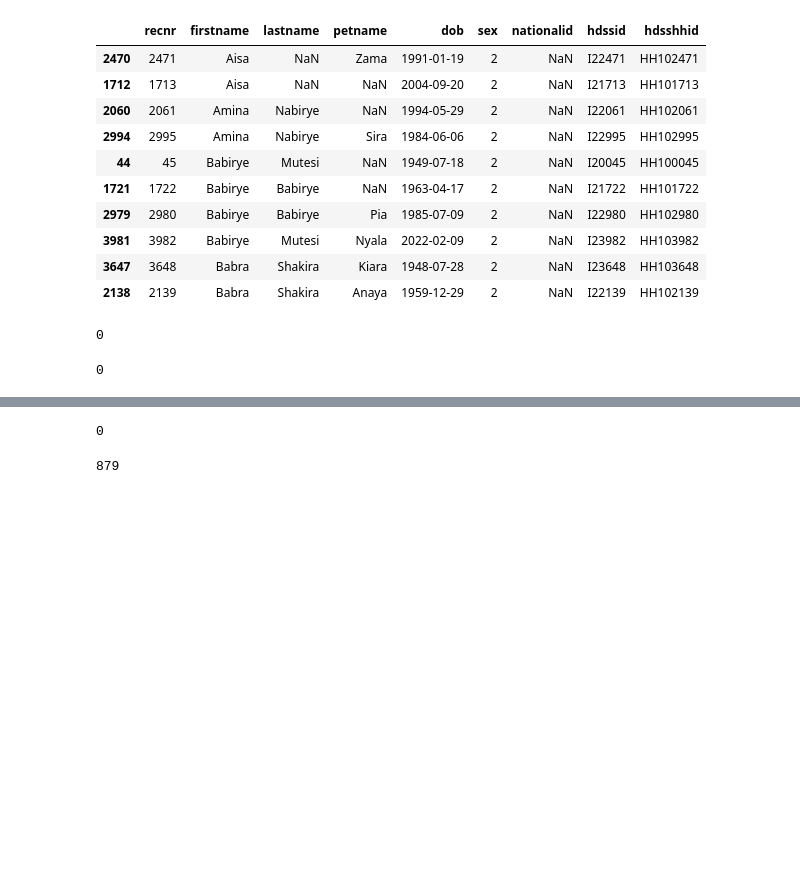
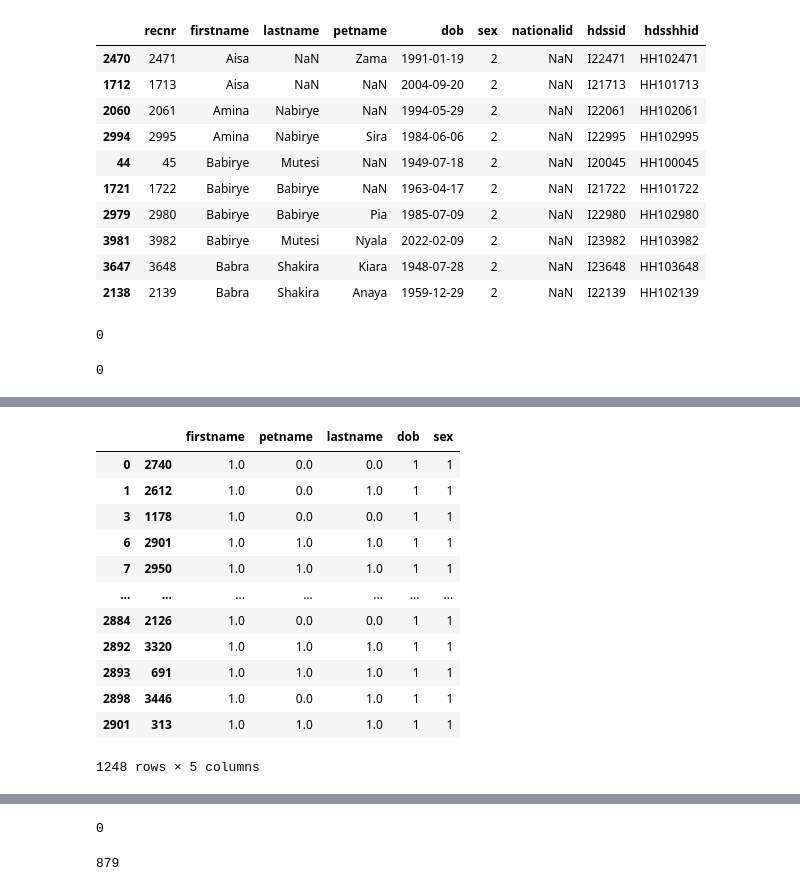
Before and after one commit to Guylord/Record-Linkage-tool-APHRC-DSE-Inspire-Hackathon-2024-, a Jupyter notebook: APHRC_DSE_Insprire_Hackathon_2024.ipynb, the cells around one changed output, grey strips where cells are left out. Drawn from its saved outputs; the diff is of its cells as text; code cells hidden in the pictures; blank space fills up the shorter version.

```diff
--- a/APHRC_DSE_Insprire_Hackathon_2024.ipynb
+++ b/APHRC_DSE_Insprire_Hackathon_2024.ipynb
@@ -127,7 +148,7 @@ hdss_df.head()
 | 3 | 4 | Esther | NaN | Inara | 30-07-1968 00:00 | 2 | NaN | I20004 | HH100004 |
 | 4 | 5 | Sumaya | Swabula | NaN | 13-12-1930 00:00 | 2 | NaN | I20005 | HH100005 |
 # %%
-for column in hdss_df.select_dtypes('object').columns:
-  hdss_df[column] = hdss_df[column].str.strip()
+for col in hdss_df.select_dtypes('object').columns:
+  clean(hdss_df[col], replace_by_none='[^ \\-\\_A-Za-z0-9]+', remove_brackets=True)
 # %%
 hdss_df['dob'] = pd.to_datetime(hdss_df['dob'])
@@ -260,0 +231,26 @@ facility_hdss
+# %%
+compare = rl.Compare()
+
+compare.string('firstname', 'firstname', method='jarowinkler', label='firstname')
+compare.string('petname', 'petname', method='jarowinkler', threshold=0.85, label='petname')
+compare.string('lastname', 'lastname', method='jarowinkler', label='lastname')
+compare.date('dob', 'dob', label='dob')
+compare.exact('sex', 'sex', label='sex')
+
+
+potential_matches=compare.compute(pairs, facility_df, hdss_df)
+potential_matches
+# %% [output]
+|  |  | firstname | petname | lastname | dob | sex |
+| 0 | 2740 | 1.0 | 0.0 | 0.0 | 1 | 1 |
+| 1 | 2612 | 1.0 | 0.0 | 1.0 | 1 | 1 |
+| 3 | 1178 | 1.0 | 0.0 | 0.0 | 1 | 1 |
+| 6 | 2901 | 1.0 | 1.0 | 1.0 | 1 | 1 |
+| 7 | 2950 | 1.0 | 1.0 | 1.0 | 1 | 1 |
+| ... | ... | ... | ... | ... | ... | ... |
+| 2884 | 2126 | 1.0 | 0.0 | 0.0 | 1 | 1 |
+| 2892 | 3320 | 1.0 | 1.0 | 1.0 | 1 | 1 |
+| 2893 | 691 | 1.0 | 1.0 | 1.0 | 1 | 1 |
+| 2898 | 3446 | 1.0 | 0.0 | 1.0 | 1 | 1 |
+| 2901 | 313 | 1.0 | 1.0 | 1.0 | 1 | 1 |
+1248 rows × 5 columns
```
Also changed, not shown: parts of 19 cells of this notebook.
